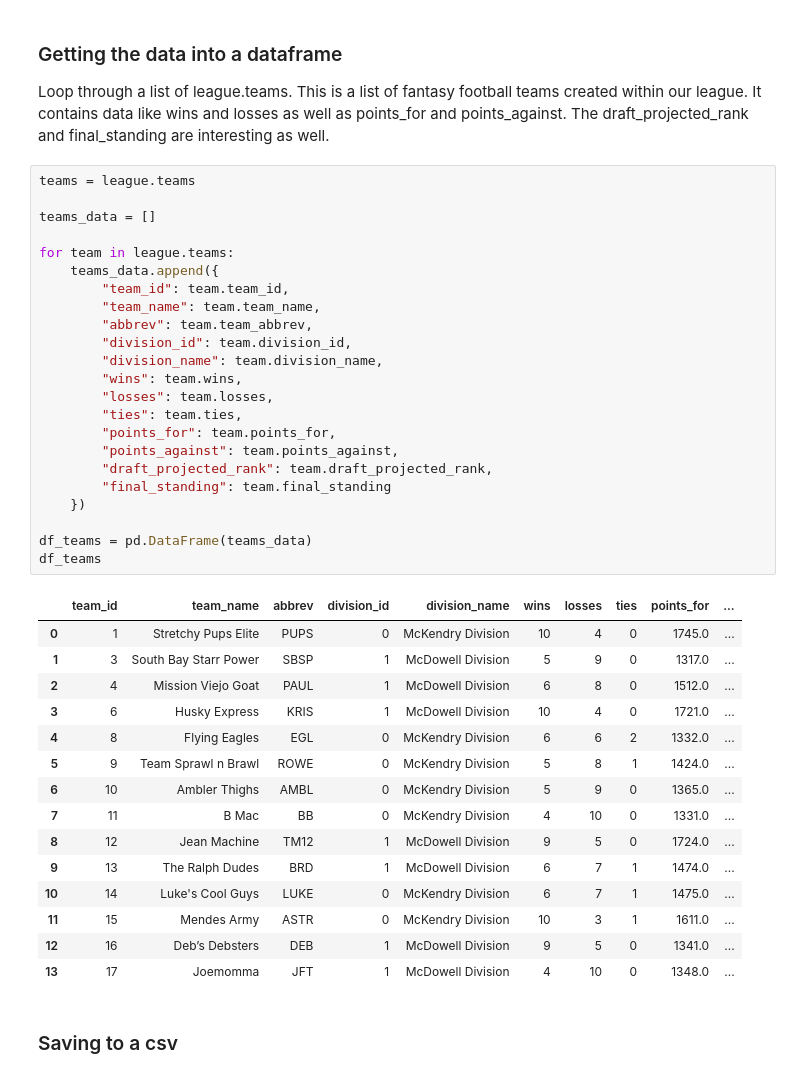
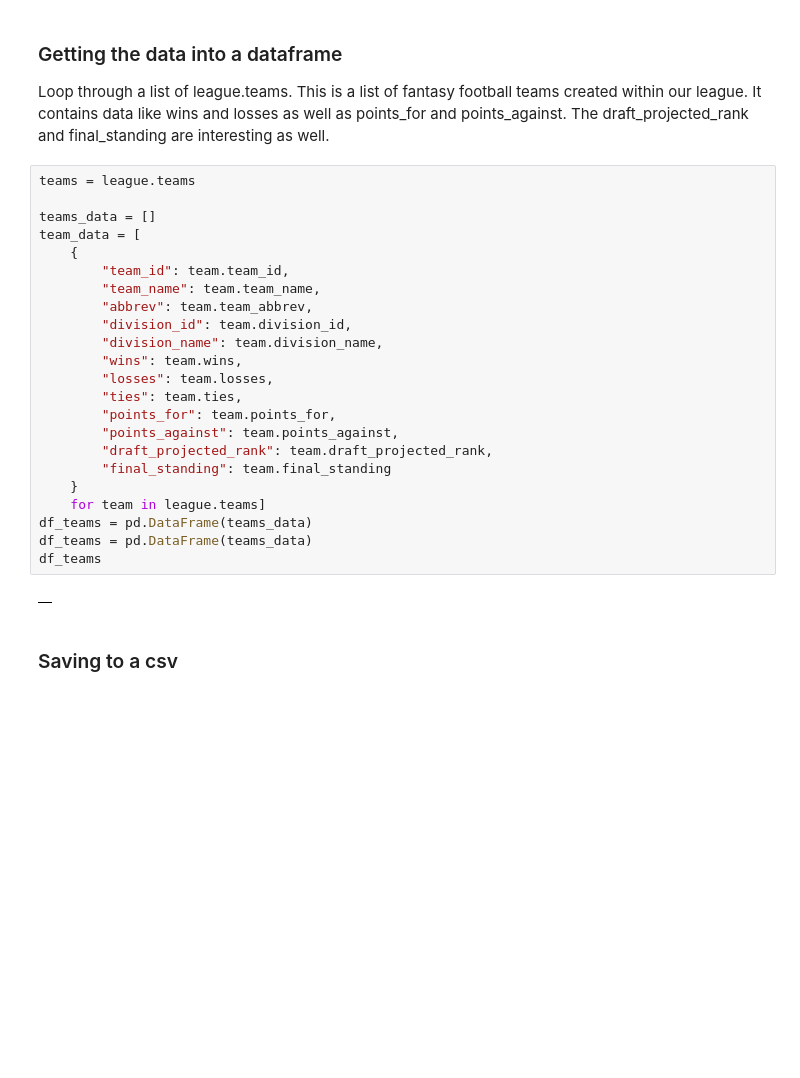
Before and after one commit to justinmck/fantasy-football-draft-toolkit, a Jupyter notebook: notebooks/NB01-data-collection.ipynb, the cells around one changed output. Saved outputs shown, nothing was run; the diff lists cells and outputs as text; blank space fills up the shorter version.

```diff
--- a/notebooks/NB01-data-collection.ipynb
+++ b/notebooks/NB01-data-collection.ipynb
@@ -79,42 +105,28 @@ Loop through a list of league.teams. This is a list of fantasy football teams cr
 # %%
 teams = league.teams
 
 teams_data = []
-
-for team in league.teams:
-    teams_data.append({
+team_data = [
+	{
         "team_id": team.team_id,
         "team_name": team.team_name,
         "abbrev": team.team_abbrev,
         "division_id": team.division_id,
         "division_name": team.division_name,
         "wins": team.wins,
         "losses": team.losses,
         "ties": team.ties,
         "points_for": team.points_for,
         "points_against": team.points_against,
         "draft_projected_rank": team.draft_projected_rank,
         "final_standing": team.final_standing
-    })
-
+	}
+	for team in league.teams]
+df_teams = pd.DataFrame(teams_data)
 df_teams = pd.DataFrame(teams_data)
 df_teams
 # %% [output]
-|  | team_id | team_name | abbrev | division_id | division_name | wins | losses | ties | points_for | ... |
-| 0 | 1 | Stretchy Pups Elite | PUPS | 0 | McKendry Division | 10 | 4 | 0 | 1745.0 | ... |
-| 1 | 3 | South Bay Starr Power | SBSP | 1 | McDowell Division | 5 | 9 | 0 | 1317.0 | ... |
-| 2 | 4 | Mission Viejo Goat | PAUL | 1 | McDowell Division | 6 | 8 | 0 | 1512.0 | ... |
-| 3 | 6 | Husky Express | KRIS | 1 | McDowell Division | 10 | 4 | 0 | 1721.0 | ... |
-| 4 | 8 | Flying Eagles | EGL | 0 | McKendry Division | 6 | 6 | 2 | 1332.0 | ... |
-| 5 | 9 | Team Sprawl n Brawl | ROWE | 0 | McKendry Division | 5 | 8 | 1 | 1424.0 | ... |
-| 6 | 10 | Ambler Thighs | AMBL | 0 | McKendry Division | 5 | 9 | 0 | 1365.0 | ... |
-| 7 | 11 | B Mac | BB | 0 | McKendry Division | 4 | 10 | 0 | 1331.0 | ... |
-| 8 | 12 | Jean Machine | TM12 | 1 | McDowell Division | 9 | 5 | 0 | 1724.0 | ... |
-| 9 | 13 | The Ralph Dudes | BRD | 1 | McDowell Division | 6 | 7 | 1 | 1474.0 | ... |
-| 10 | 14 | Luke's Cool Guys | LUKE | 0 | McKendry Division | 6 | 7 | 1 | 1475.0 | ... |
-| 11 | 15 | Mendes Army | ASTR | 0 | McKendry Division | 10 | 3 | 1 | 1611.0 | ... |
-| 12 | 16 | Deb’s Debsters | DEB | 1 | McDowell Division | 9 | 5 | 0 | 1341.0 | ... |
-| 13 | 17 | Joemomma | JFT | 1 | McDowell Division | 4 | 10 | 0 | 1348.0 | ... |
+|  |
 # %% [markdown]
 ### Saving to a csv
 # %%
```
Also changed, not shown: parts of 3 cells of this notebook, 20 other files.
